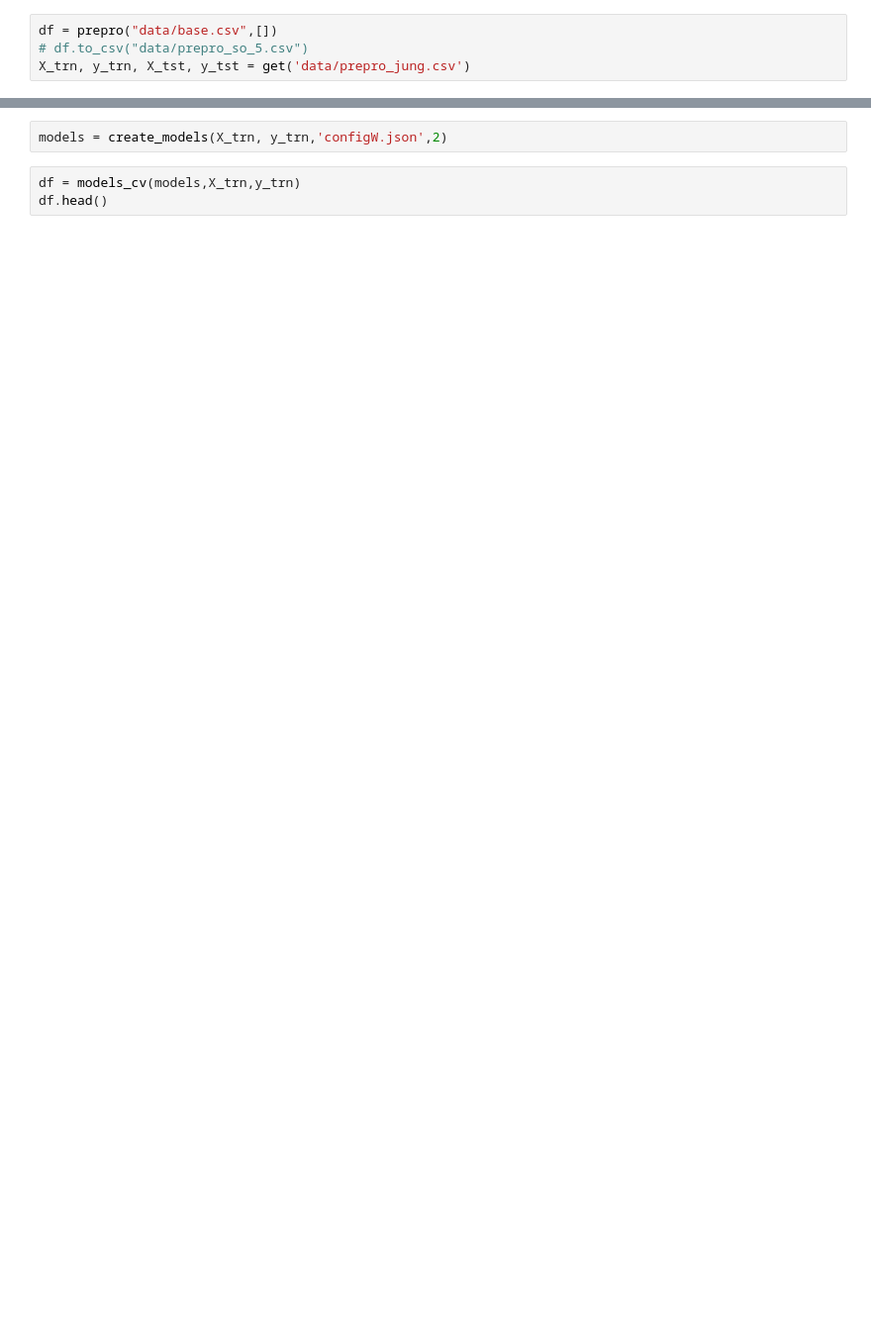
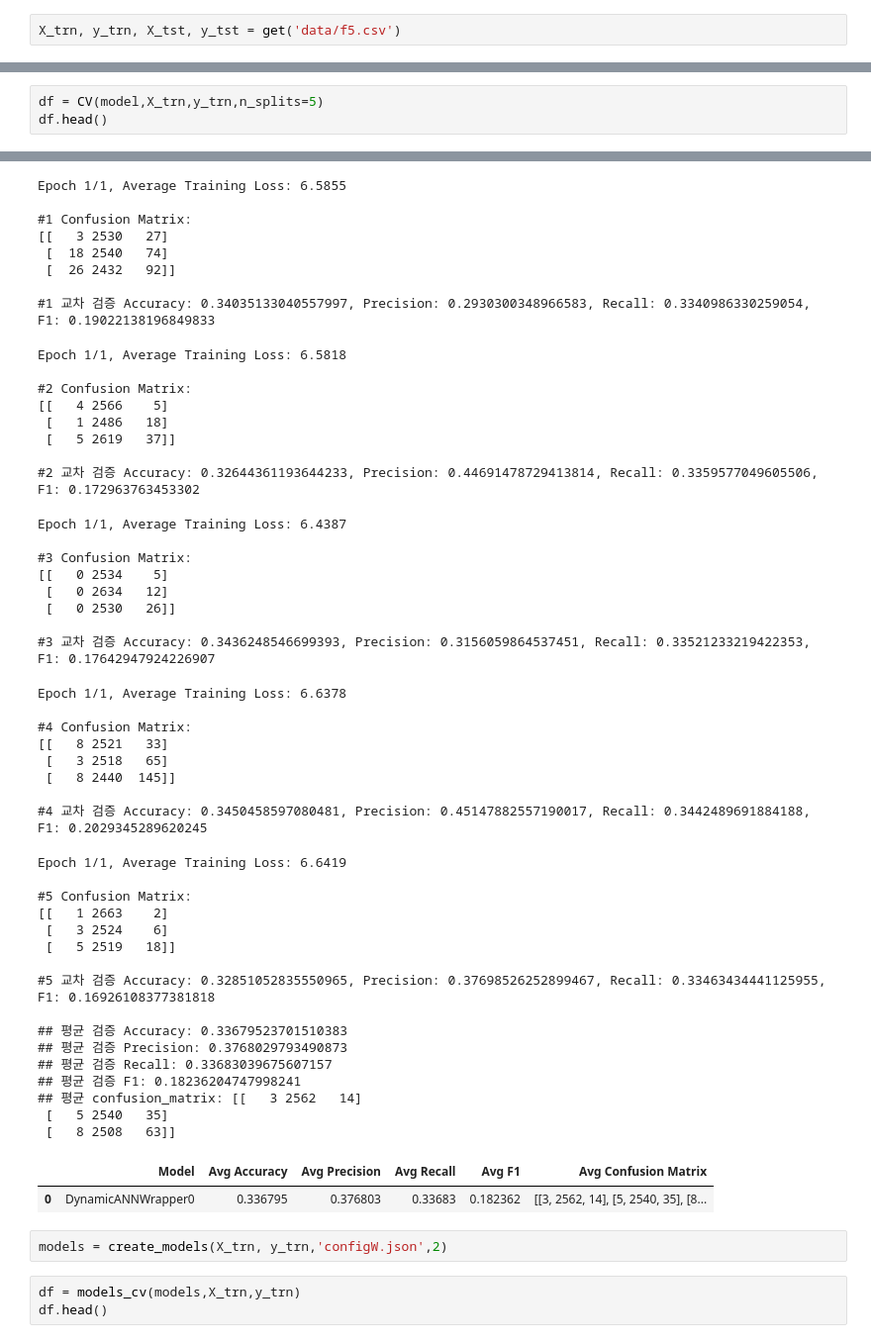
Before and after one commit to jungseoik/bicycle-accident-predict, a Jupyter notebook: seoik/factory.ipynb, the cells around one changed output, grey strips where cells are left out. Shown at 99% size. Cells and saved outputs as stored; diff of their text form; blank space fills up the shorter version.

```diff
--- a/seoik/factory.ipynb
+++ b/seoik/factory.ipynb
@@ -67,7 +91,5 @@ from sklearn.metrics import accuracy_score
 # %%
-df = prepro("data/base.csv",[])
-# df.to_csv("data/prepro_so_5.csv")
-X_trn, y_trn, X_tst, y_tst = get('data/prepro_jung.csv')
+X_trn, y_trn, X_tst, y_tst = get('data/f5.csv')
 # %%
 model = factory_model(X_trn,y_trn,"config.json")
 model.fit(X_trn,y_trn)
@@ -94,0 +102,4 @@ Epoch 20/20, Average Training Loss: 0.5649
+# %%
+df = CV(model,X_trn,y_trn,n_splits=5)
+df.head()
+# %% [output]
@@ -95,3 +107,53 @@ Epoch 20/20, Average Training Loss: 0.5649
+Epoch 1/1, Average Training Loss: 6.5855
+
+#1 Confusion Matrix:
+[[   3 2530   27]
+ [  18 2540   74]
+ [  26 2432   92]]
+
+#1 교차 검증 Accuracy: 0.34035133040557997, Precision: 0.2930300348966583, Recall: 0.3340986330259054, F1: 0.19022138196849833
+Epoch 1/1, Average Training Loss: 6.5818
+
+#2 Confusion Matrix:
+[[   4 2566    5]
+ [   1 2486   18]
+ [   5 2619   37]]
+
+#2 교차 검증 Accuracy: 0.32644361193644233, Precision: 0.44691478729413814, Recall: 0.3359577049605506, F1: 0.172963763453302
+Epoch 1/1, Average Training Loss: 6.4387
+
+#3 Confusion Matrix:
+[[   0 2534    5]
+ [   0 2634   12]
+ [   0 2530   26]]
+
+#3 교차 검증 Accuracy: 0.3436248546699393, Precision: 0.3156059864537451, Recall: 0.33521233219422353, F1: 0.17642947924226907
+Epoch 1/1, Average Training Loss: 6.6378
+
+#4 Confusion Matrix:
+[[   8 2521   33]
+ [   3 2518   65]
+ [   8 2440  145]]
+
+#4 교차 검증 Accuracy: 0.3450458597080481, Precision: 0.45147882557190017, Recall: 0.3442489691884188, F1: 0.2029345289620245
+Epoch 1/1, Average Training Loss: 6.6419
+
+#5 Confusion Matrix:
+[[   1 2663    2]
+ [   3 2524    6]
+ [   5 2519   18]]
+
+#5 교차 검증 Accuracy: 0.32851052835550965, Precision: 0.37698526252899467, Recall: 0.33463434441125955, F1: 0.16926108377381818
+
+## 평균 검증 Accuracy: 0.33679523701510383
+## 평균 검증 Precision: 0.3768029793490873
+## 평균 검증 Recall: 0.33683039675607157
+## 평균 검증 F1: 0.18236204747998241
+## 평균 confusion_matrix: [[   3 2562   14]
+ [   5 2540   35]
+ [   8 2508   63]]
+|  | Model | Avg Accuracy | Avg Precision | Avg Recall | Avg F1 | Avg Confusion Matrix |
+| 0 | DynamicANNWrapper0 | 0.336795 | 0.376803 | 0.33683 | 0.182362 | [[3, 2562, 14], [5, 2540, 35], [8... |
 # %%
 models = create_models(X_trn, y_trn,'configW.json',2)
 # %%
```
Also changed, not shown: parts of 15 cells of this notebook, 10 other files.
